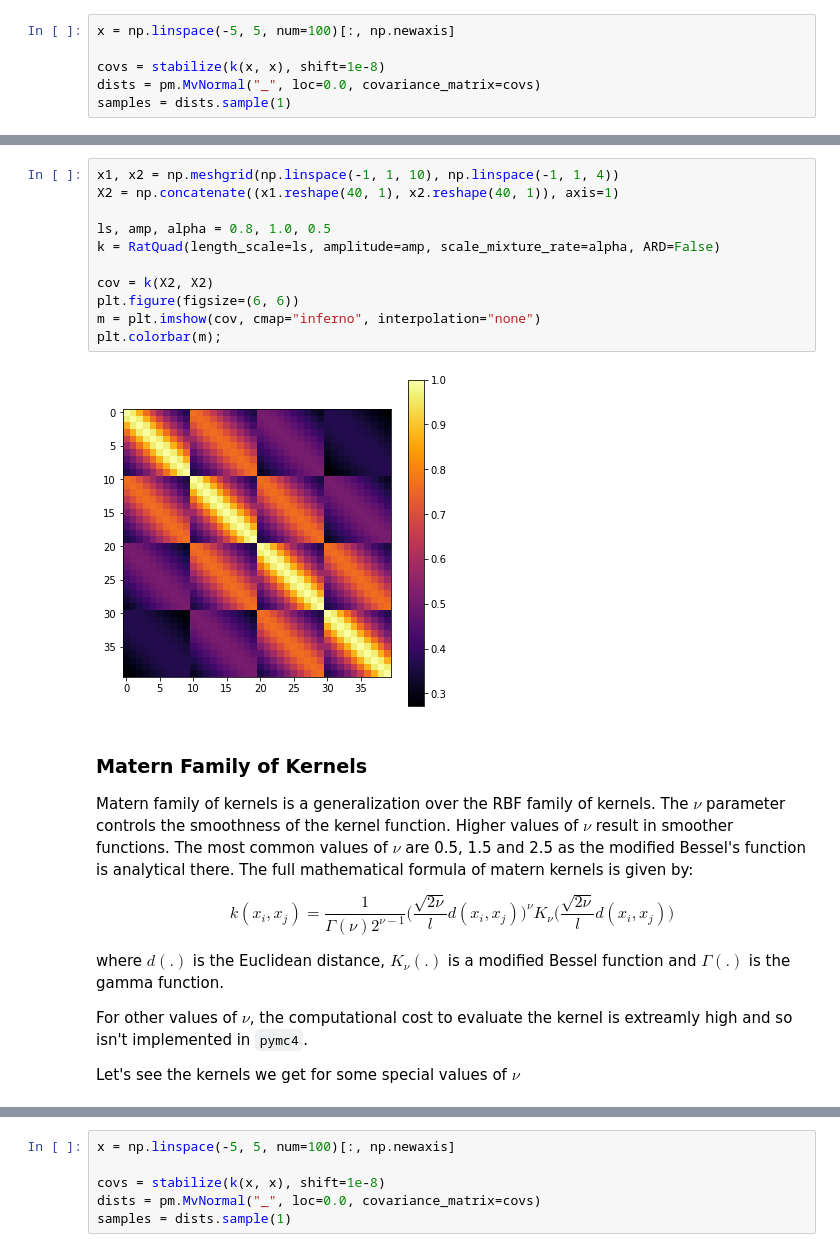
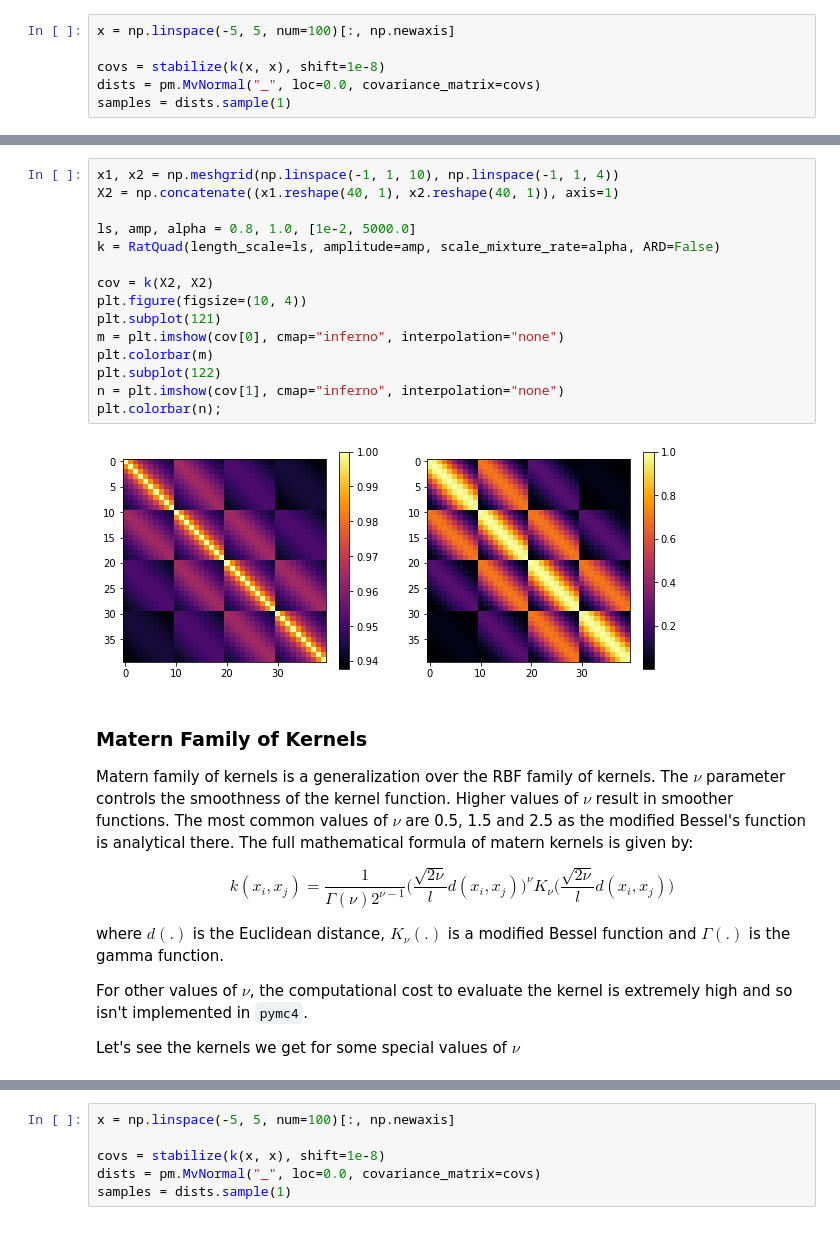
Before and after one commit to pymc-devs/pymc4, a Jupyter notebook: notebooks/GP-Kernels.ipynb, the cells around one changed output, grey strips where cells are left out. Saved outputs shown, nothing was run; the diff lists cells and outputs as text.

```diff
--- a/notebooks/GP-Kernels.ipynb
+++ b/notebooks/GP-Kernels.ipynb
@@ -420,16 +475,20 @@ plt.show()
 # %%
 x1, x2 = np.meshgrid(np.linspace(-1, 1, 10), np.linspace(-1, 1, 4))
 X2 = np.concatenate((x1.reshape(40, 1), x2.reshape(40, 1)), axis=1)
 
-ls, amp, alpha = 0.8, 1.0, 0.5
+ls, amp, alpha = 0.8, 1.0, [1e-2, 5000.0]
 k = RatQuad(length_scale=ls, amplitude=amp, scale_mixture_rate=alpha, ARD=False)
 
 cov = k(X2, X2)
-plt.figure(figsize=(6, 6))
-m = plt.imshow(cov, cmap="inferno", interpolation="none")
-plt.colorbar(m);
+plt.figure(figsize=(10, 4))
+plt.subplot(121)
+m = plt.imshow(cov[0], cmap="inferno", interpolation="none")
+plt.colorbar(m)
+plt.subplot(122)
+n = plt.imshow(cov[1], cmap="inferno", interpolation="none")
+plt.colorbar(n);
 # %% [output]
-[figure, old version]
+[figure, new version]
 # %% [markdown]
 ### Matern Family of Kernels
 
@@ -442,7 +501,7 @@ $$k(x_i, x_j) =  \frac{1}{\Gamma(\nu)2^{\nu-1}}\Bigg(
 
 where $d(.)$ is the Euclidean distance, $K_\nu(.)$ is a modified Bessel function and $\Gamma(.)$ is the gamma function.
 
-For other values of $\nu$, the computational cost to evaluate the kernel is extreamly high and so isn't implemented in `pymc4`.
+For other values of $\nu$, the computational cost to evaluate the kernel is extremely high and so isn't implemented in `pymc4`.
 
 Let's see the kernels we get for some special values of $\nu$
 # %% [markdown]
```
Also changed, not shown: parts of 71 cells of this notebook.
